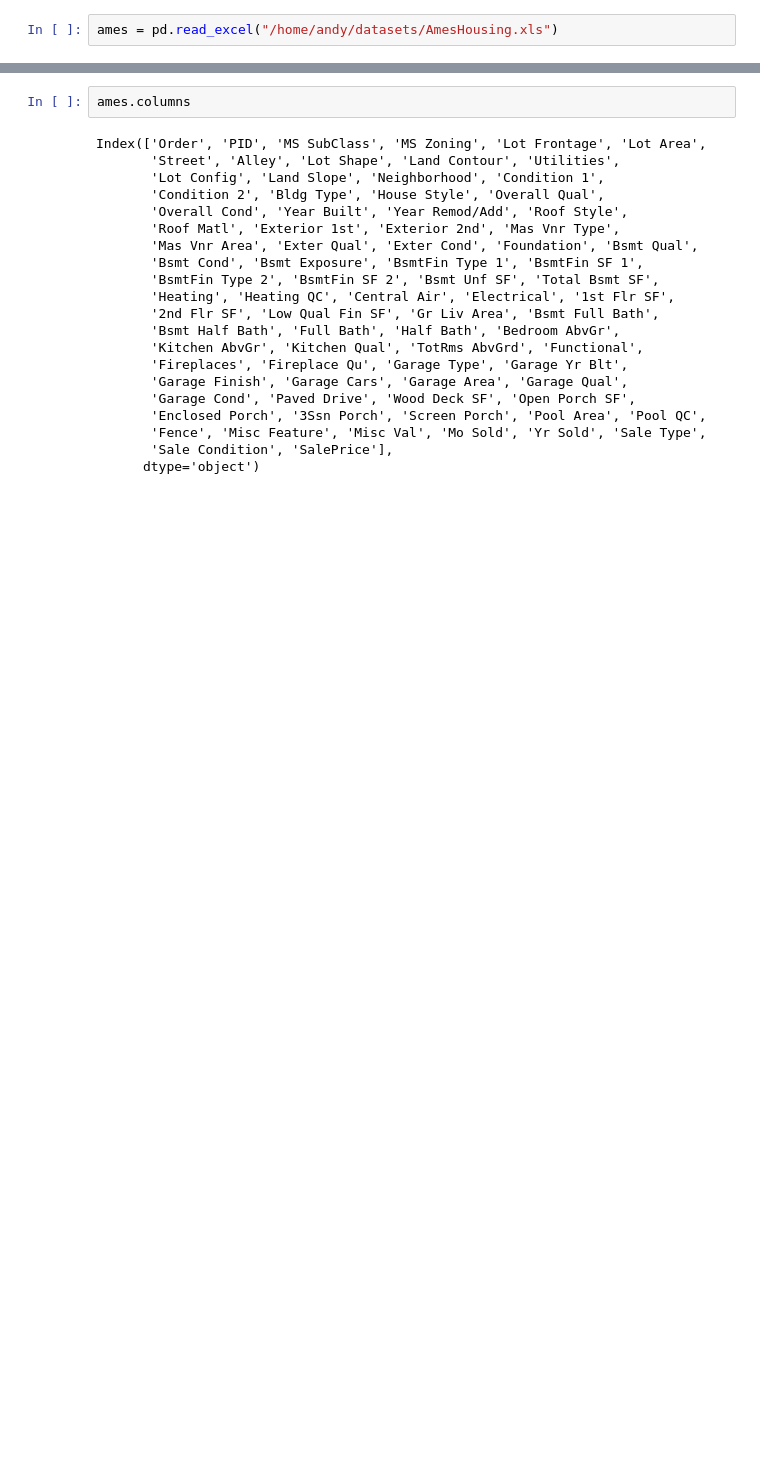
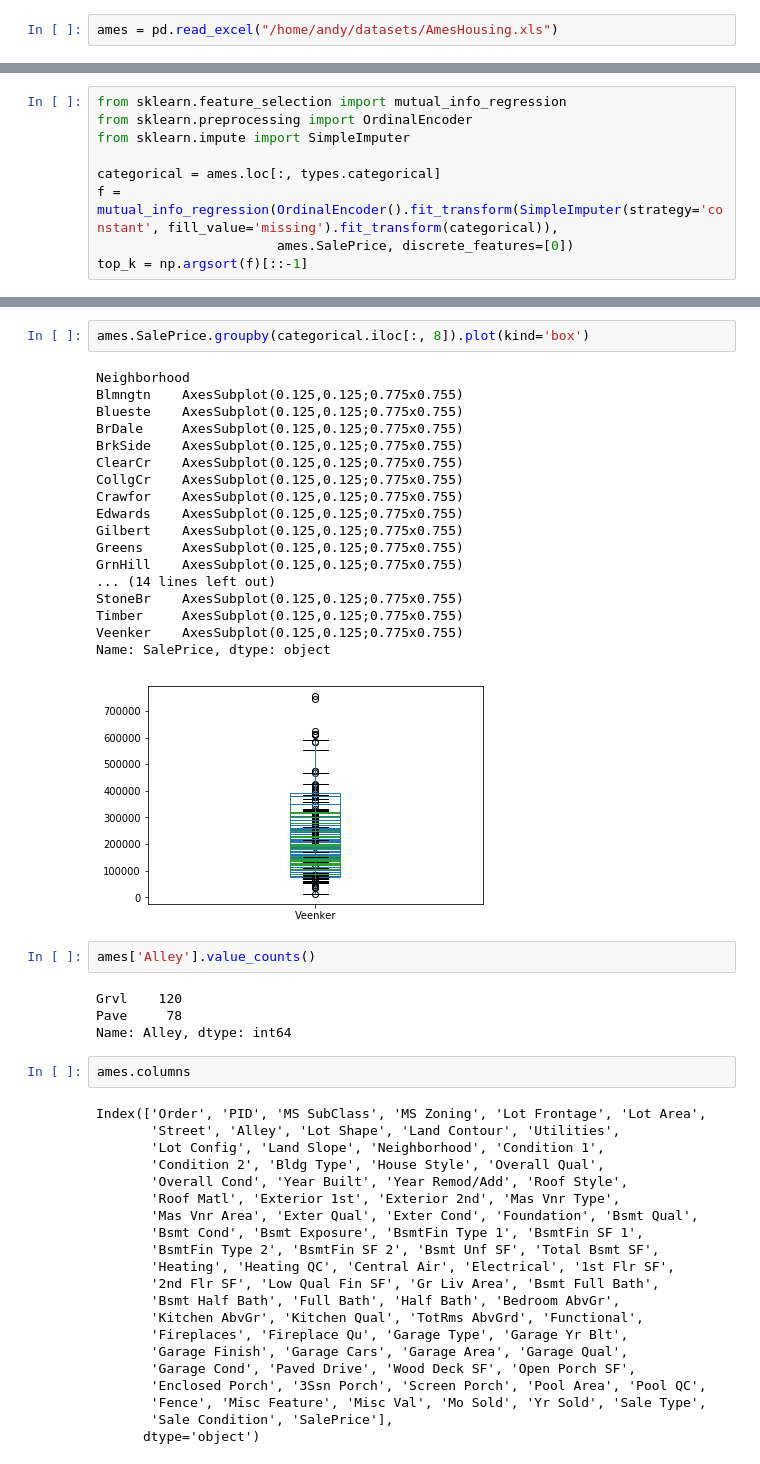
Before and after one commit to dabl/dabl, a Jupyter notebook: testing.ipynb, the cells around one changed output, grey strips where cells are left out. Saved outputs shown, nothing was run; the diff lists cells and outputs as text; blank space fills up the shorter version.

```diff
--- a/testing.ipynb
+++ b/testing.ipynb
@@ -34,0 +165,9 @@ ames = pd.read_excel("/home/andy/datasets/AmesHousing.xls")
+# %%
+from sklearn.feature_selection import mutual_info_regression
+from sklearn.preprocessing import OrdinalEncoder
+from sklearn.impute import SimpleImputer
+
+categorical = ames.loc[:, types.categorical]
+f = mutual_info_regression(OrdinalEncoder().fit_transform(SimpleImputer(strategy='constant', fill_value='missing').fit_transform(categorical)),
+                       ames.SalePrice, discrete_features=[0])
+top_k = np.argsort(f)[::-1]
@@ -35,3 +219,30 @@ ames = pd.read_excel("/home/andy/datasets/AmesHousing.xls")
+# %%
+ames.SalePrice.groupby(categorical.iloc[:, 8]).plot(kind='box')
+# %% [output]
+Neighborhood
+Blmngtn    AxesSubplot(0.125,0.125;0.775x0.755)
+Blueste    AxesSubplot(0.125,0.125;0.775x0.755)
+BrDale     AxesSubplot(0.125,0.125;0.775x0.755)
+BrkSide    AxesSubplot(0.125,0.125;0.775x0.755)
+ClearCr    AxesSubplot(0.125,0.125;0.775x0.755)
+CollgCr    AxesSubplot(0.125,0.125;0.775x0.755)
+Crawfor    AxesSubplot(0.125,0.125;0.775x0.755)
+Edwards    AxesSubplot(0.125,0.125;0.775x0.755)
+Gilbert    AxesSubplot(0.125,0.125;0.775x0.755)
+Greens     AxesSubplot(0.125,0.125;0.775x0.755)
+GrnHill    AxesSubplot(0.125,0.125;0.775x0.755)
+... (14 lines left out)
+StoneBr    AxesSubplot(0.125,0.125;0.775x0.755)
+Timber     AxesSubplot(0.125,0.125;0.775x0.755)
+Veenker    AxesSubplot(0.125,0.125;0.775x0.755)
+Name: SalePrice, dtype: object
+[figure, added]
+# %%
+ames['Alley'].value_counts()
+# %% [output]
+Grvl    120
+Pave     78
+Name: Alley, dtype: int64
 # %%
 ames.columns
 # %% [output]
```
Also changed, not shown: parts of 26 cells of this notebook, 3 other files.
